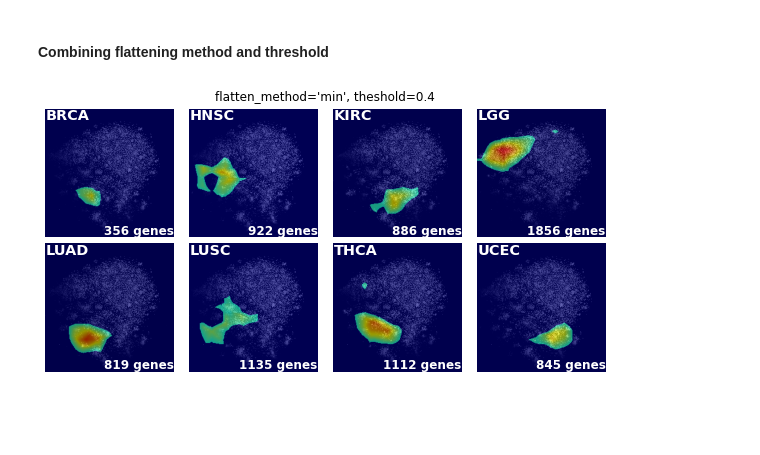
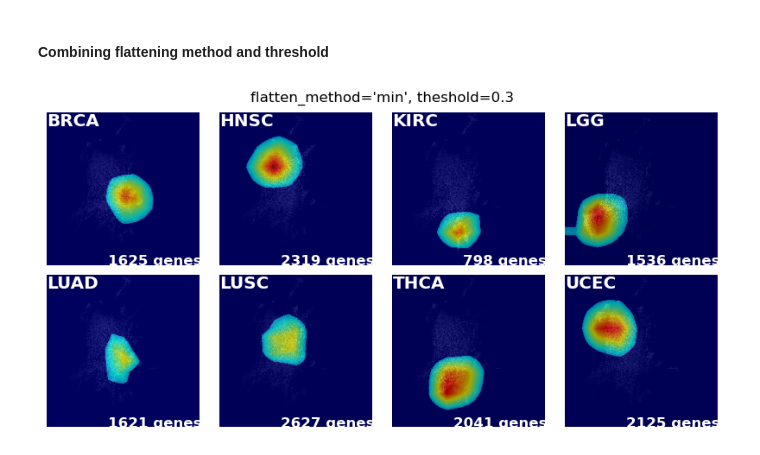
Before and after one commit to alok-ai-lab/pyDeepInsight, a Jupyter notebook: examples/cam_feature_selection.ipynb, the cells around one changed output. Drawn from its saved outputs; the diff is of its cells as text; code cells hidden in the pictures; blank space fills up the shorter version.

```diff
--- a/examples/cam_feature_selection.ipynb
+++ b/examples/cam_feature_selection.ipynb
@@ -72,5 +81,6 @@ it = ImageTransformer(
     feature_extractor=reducer,
     pixels=pixel_size)
 # %%
-X_train_img = it.fit_transform(X_train_norm)
+it.fit(X_train_norm, y=y_train, plot=True)
+X_train_img = it.transform(X_train_norm)
 X_test_img = it.transform(X_test_norm)
@@ -81,23 +92,22 @@ Train SqueezeNet CNN
 # %%
 device = torch.device('cuda' if torch.cuda.is_available() else 'cpu')
 # %%
-net = torch.hub.load(
-    'pytorch/vision:v0.10.0', 'squeezenet1_1',
-    pretrained=True, verbose=False)
-net.classifier[1] = nn.Conv2d(512, num_classes, kernel_size=(1,1),
-                              stride=(1,1))
+net = timm.create_model('resnet26d', pretrained=True, num_classes=num_classes).to(device)
 net = net.to(device)
 # %%
-batch_size=200
-preprocess = transforms.Compose([transforms.ToTensor()])
+batch_size=50
+preprocess = transforms.Compose([
+    transforms.ToTensor(),
+    #transforms.Normalize(mean=net.default_cfg['mean'], std=net.default_cfg['std']),
+])
 
 X_train_tensor = torch.stack([preprocess(img) for img in X_train_img]).float().to(device)
-y_train_tensor = torch.from_numpy(le.fit_transform(y_train)).to(device)
+y_train_tensor = torch.from_numpy(y_train_enc).to(device)
 trainset = TensorDataset(X_train_tensor, y_train_tensor)
 trainloader = DataLoader(trainset, batch_size=batch_size, shuffle=True)
 
 X_test_tensor = torch.stack([preprocess(img) for img in X_test_img]).float().to(device)
-y_test_tensor = torch.from_numpy(le.transform(y_test)).to(device)
+y_test_tensor = torch.from_numpy(y_test_enc).to(device)
 testset = TensorDataset(X_test_tensor, y_test_tensor)
 testloader = DataLoader(testset, batch_size=batch_size, shuffle=False)
 # %%
@@ -147,7 +158,6 @@ cm_method='GradCAM'
 camfs = CAMFeatureSelector(
     model=net,
     it=it,
-    target_layer='classifier.2',
     cam_method=cm_method
 )
 # %% [markdown]
@@ -305,12 +309,12 @@ plt.show()
 #### Combining flattening method and threshold
 # %%
 fl_method = 'min'
-fs_threshold = 0.4
+fs_threshold = 0.3
 
 class_cam = camfs.calculate_class_activations(X_train_tensor, y_train_tensor, batch_size=100, flatten_method=fl_method)
 feat_idx = camfs.select_class_features(cams=class_cam, threshold=fs_threshold)
 fig, _ = cam_image(X_train_tensor, y_train_tensor.detach().cpu().numpy(), class_cam, feat_idx, fs_threshold)
 fig.suptitle(f"flatten_method='{fl_method}', theshold={fs_threshold}")
 plt.show()
 # %% [output]
-[figure, old version]
+[figure, new version]
```
Also changed, not shown: parts of 29 cells of this notebook, 4 other files.
